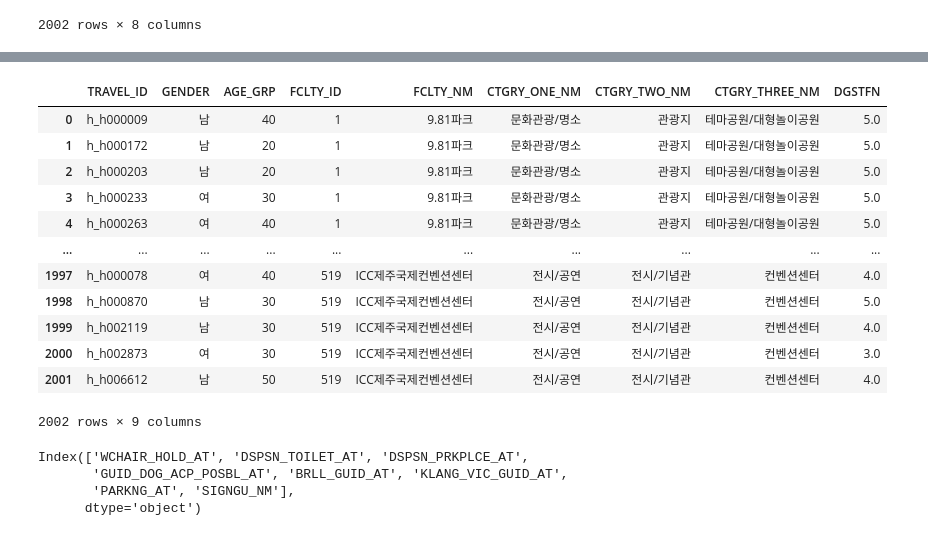
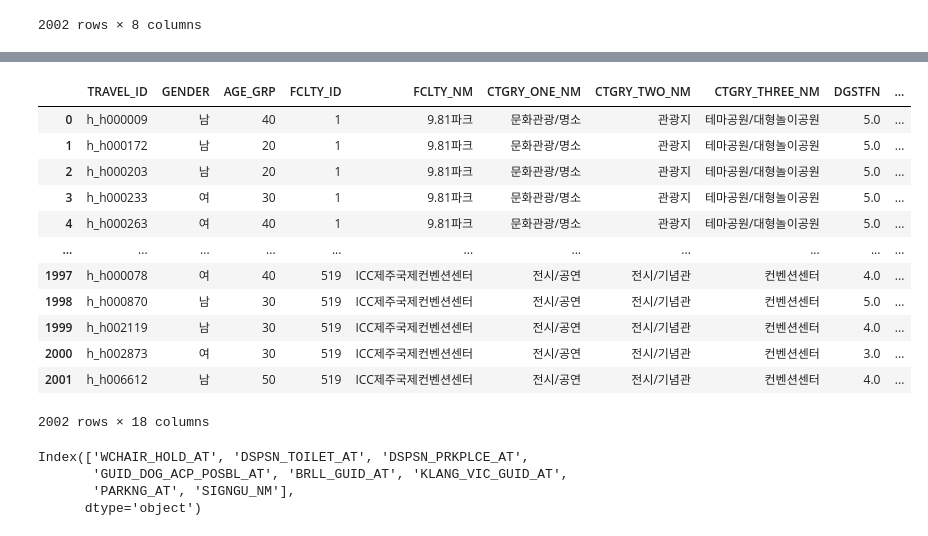
Before and after one commit to hanhee-cho/DA36_mini2_Jeju_for_All, a Jupyter notebook: minha_temp.ipynb, the cells around one changed output, grey strips where cells are left out. Cells and saved outputs as stored; diff of their text form; code cells hidden in the pictures.

```diff
--- a/minha_temp.ipynb
+++ b/minha_temp.ipynb
@@ -425,22 +459,22 @@ real_df
 # %%
-new_index = ['TRAVEL_ID', 'GENDER', 'AGE_GRP','FCLTY_ID', 'FCLTY_NM', 'CTGRY_ONE_NM','CTGRY_TWO_NM','CTGRY_THREE_NM','DGSTFN']
-real_df = real_df.reindex(columns = new_index)
+new_index = ['TRAVEL_ID', 'GENDER', 'AGE_GRP','FCLTY_ID', 'FCLTY_NM', 'CTGRY_ONE_NM','CTGRY_TWO_NM','CTGRY_THREE_NM','DGSTFN','TRAVEL_STYL_1', 'TRAVEL_STYL_2', 'TRAVEL_STYL_3', 'TRAVEL_STYL_4', 'TRAVEL_STYL_5', 'TRAVEL_STYL_6', 'TRAVEL_STYL_7', 'TRAVEL_STYL_8','TRAVEL_COMPANIONS_NUM']
+train_df = train_df.reindex(columns = new_index)
+
+train_df
+# %% [output]
+|  | TRAVEL_ID | GENDER | AGE_GRP | FCLTY_ID | FCLTY_NM | CTGRY_ONE_NM | CTGRY_TWO_NM | CTGRY_THREE_NM | DGSTFN | ... |
+| 0 | h_h000009 | 남 | 40 | 1 | 9.81파크 | 문화관광/명소 | 관광지 | 테마공원/대형놀이공원 | 5.0 | ... |
+| 1 | h_h000172 | 남 | 20 | 1 | 9.81파크 | 문화관광/명소 | 관광지 | 테마공원/대형놀이공원 | 5.0 | ... |
+| 2 | h_h000203 | 남 | 20 | 1 | 9.81파크 | 문화관광/명소 | 관광지 | 테마공원/대형놀이공원 | 5.0 | ... |
+| 3 | h_h000233 | 여 | 30 | 1 | 9.81파크 | 문화관광/명소 | 관광지 | 테마공원/대형놀이공원 | 5.0 | ... |
+| 4 | h_h000263 | 여 | 40 | 1 | 9.81파크 | 문화관광/명소 | 관광지 | 테마공원/대형놀이공원 | 5.0 | ... |
+| ... | ... | ... | ... | ... | ... | ... | ... | ... | ... | ... |
+| 1997 | h_h000078 | 여 | 40 | 519 | ICC제주국제컨벤션센터 | 전시/공연 | 전시/기념관 | 컨벤션센터 | 4.0 | ... |
+| 1998 | h_h000870 | 남 | 30 | 519 | ICC제주국제컨벤션센터 | 전시/공연 | 전시/기념관 | 컨벤션센터 | 5.0 | ... |
+| 1999 | h_h002119 | 남 | 30 | 519 | ICC제주국제컨벤션센터 | 전시/공연 | 전시/기념관 | 컨벤션센터 | 4.0 | ... |
+| 2000 | h_h002873 | 여 | 30 | 519 | ICC제주국제컨벤션센터 | 전시/공연 | 전시/기념관 | 컨벤션센터 | 3.0 | ... |
+| 2001 | h_h006612 | 남 | 50 | 519 | ICC제주국제컨벤션센터 | 전시/공연 | 전시/기념관 | 컨벤션센터 | 4.0 | ... |
+2002 rows × 18 columns
-# %%
-real_df
-# %% [output]
-|  | TRAVEL_ID | GENDER | AGE_GRP | FCLTY_ID | FCLTY_NM | CTGRY_ONE_NM | CTGRY_TWO_NM | CTGRY_THREE_NM | DGSTFN |
-| 0 | h_h000009 | 남 | 40 | 1 | 9.81파크 | 문화관광/명소 | 관광지 | 테마공원/대형놀이공원 | 5.0 |
-| 1 | h_h000172 | 남 | 20 | 1 | 9.81파크 | 문화관광/명소 | 관광지 | 테마공원/대형놀이공원 | 5.0 |
-| 2 | h_h000203 | 남 | 20 | 1 | 9.81파크 | 문화관광/명소 | 관광지 | 테마공원/대형놀이공원 | 5.0 |
-| 3 | h_h000233 | 여 | 30 | 1 | 9.81파크 | 문화관광/명소 | 관광지 | 테마공원/대형놀이공원 | 5.0 |
-| 4 | h_h000263 | 여 | 40 | 1 | 9.81파크 | 문화관광/명소 | 관광지 | 테마공원/대형놀이공원 | 5.0 |
-| ... | ... | ... | ... | ... | ... | ... | ... | ... | ... |
-| 1997 | h_h000078 | 여 | 40 | 519 | ICC제주국제컨벤션센터 | 전시/공연 | 전시/기념관 | 컨벤션센터 | 4.0 |
-| 1998 | h_h000870 | 남 | 30 | 519 | ICC제주국제컨벤션센터 | 전시/공연 | 전시/기념관 | 컨벤션센터 | 5.0 |
-| 1999 | h_h002119 | 남 | 30 | 519 | ICC제주국제컨벤션센터 | 전시/공연 | 전시/기념관 | 컨벤션센터 | 4.0 |
-| 2000 | h_h002873 | 여 | 30 | 519 | ICC제주국제컨벤션센터 | 전시/공연 | 전시/기념관 | 컨벤션센터 | 3.0 |
-| 2001 | h_h006612 | 남 | 50 | 519 | ICC제주국제컨벤션센터 | 전시/공연 | 전시/기념관 | 컨벤션센터 | 4.0 |
-2002 rows × 9 columns
 # %%
 option_df.columns
 # %% [output]
```
Also changed, not shown: parts of 10 cells of this notebook, 5 other files.
